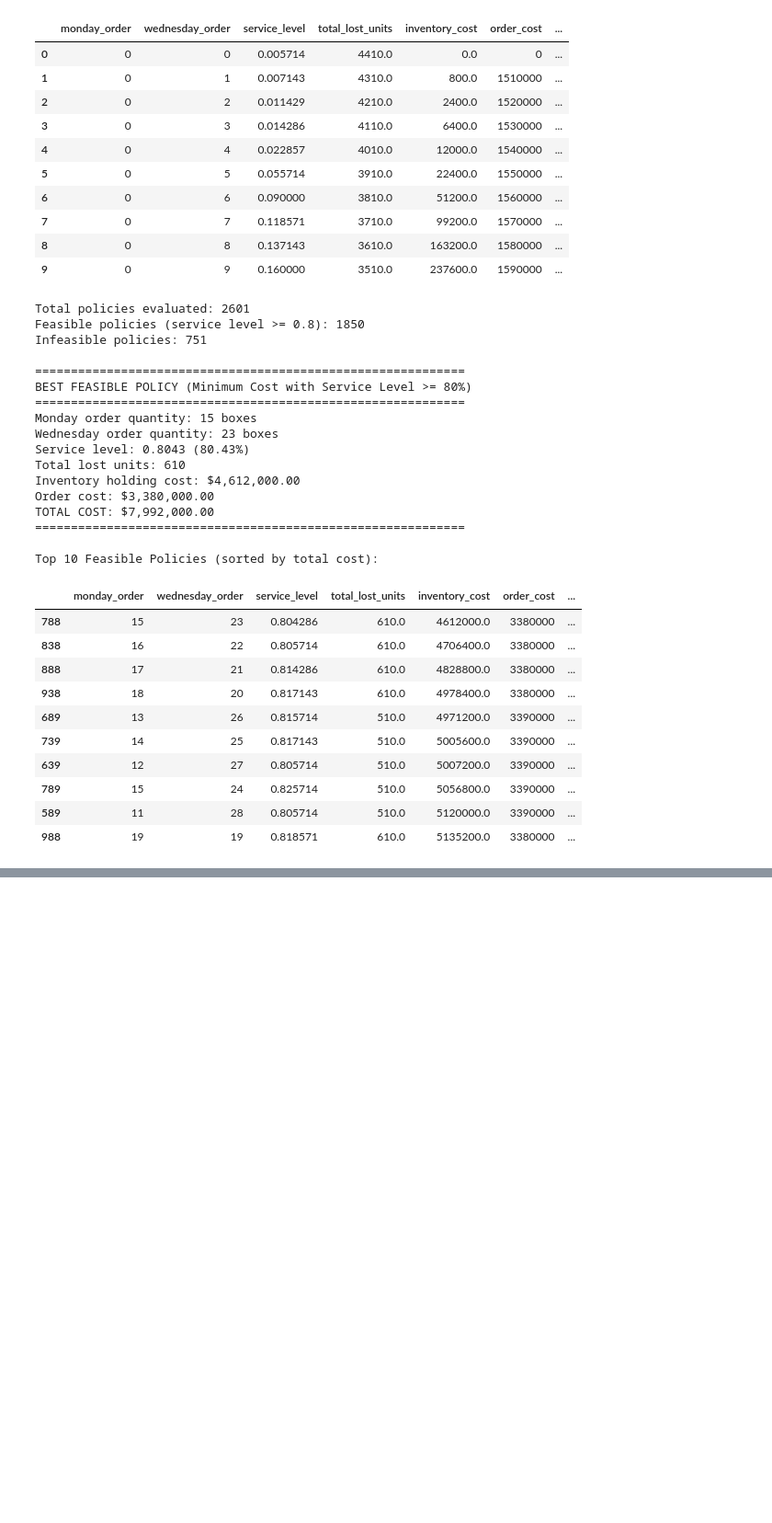
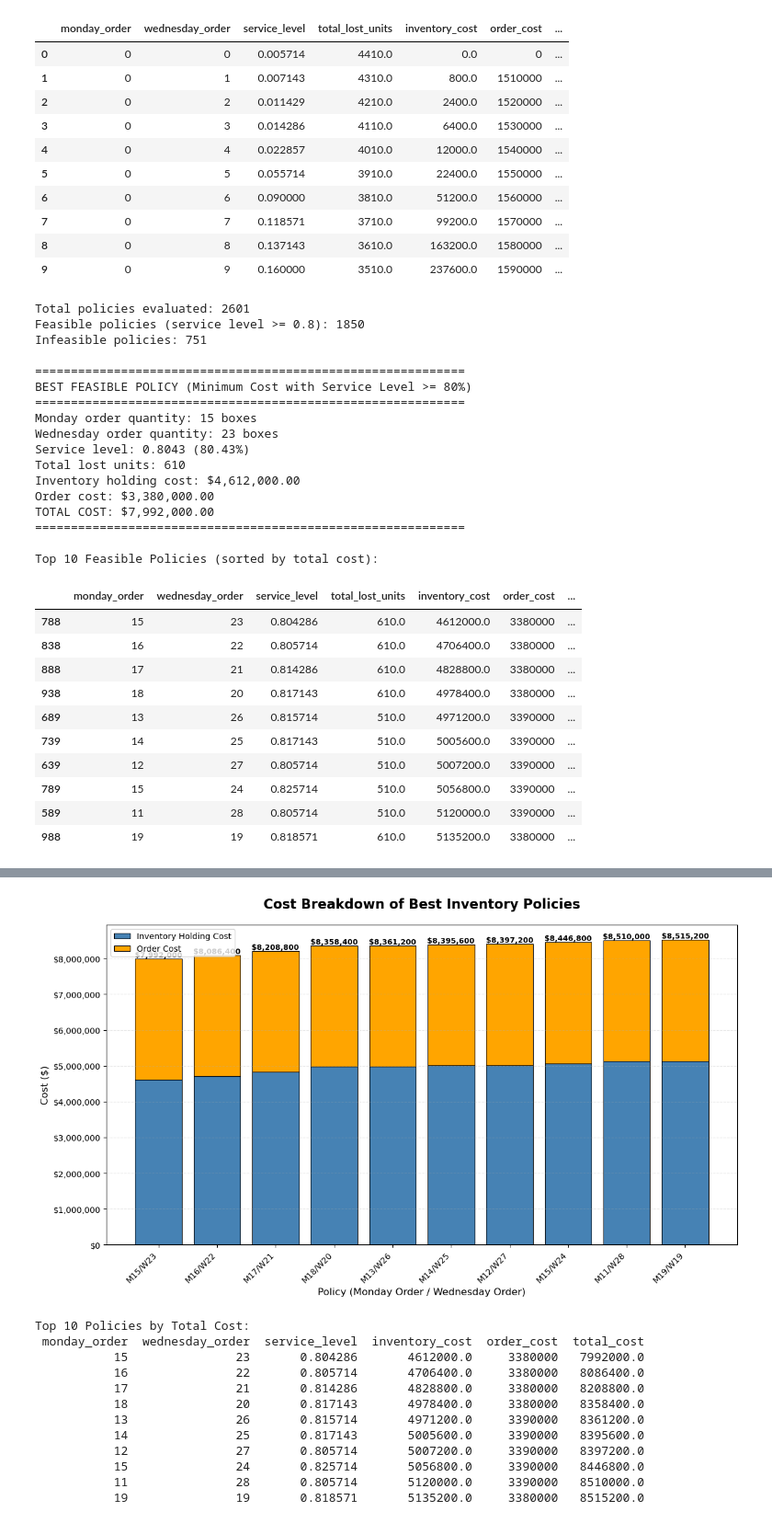
Before and after one commit to evinracher/3010192-advanced-simulation, a Jupyter notebook: assignments/assignments2-montecarlo.ipynb, the cells around one changed output, grey strips where cells are left out. Shown at 92% size. Drawn from its saved outputs; the diff is of its cells as text; code cells hidden in the pictures; blank space fills up the shorter version.

```diff
--- a/assignments/assignments2-montecarlo.ipynb
+++ b/assignments/assignments2-montecarlo.ipynb
@@ -427,0 +613,79 @@ Top 10 Feasible Policies (sorted by total cost):
+# %%
+# Visualize cost breakdown for the best inventory policies
+
+# Step 1: Select top 10 FEASIBLE policies with lowest total cost
+# (must meet service level >= 80% constraint)
+top_10_policies = feasible_policies_sorted.head(10).copy()
+
+# Step 2: Create policy labels showing Monday and Wednesday order quantities
+policy_labels = [f"M{int(row['monday_order'])}/W{int(row['wednesday_order'])}"
+                 for _, row in top_10_policies.iterrows()]
+
+# Step 3: Extract cost components
+inventory_costs = top_10_policies['inventory_cost'].values
+order_costs = top_10_policies['order_cost'].values
+
+# Step 4: Create stacked bar chart
+fig, ax = plt.subplots(figsize=(12, 7))
+
+# X-axis positions
+x_positions = range(len(policy_labels))
+
+# Create stacked bars
+# Bottom layer: inventory cost
+bar1 = ax.bar(x_positions, inventory_costs, label='Inventory Holding Cost',
+              color='steelblue', edgecolor='black', linewidth=0.8)
+
+# Top layer: order cost (stacked on top of inventory cost)
+bar2 = ax.bar(x_positions, order_costs, bottom=inventory_costs,
+              label='Order Cost', color='orange', edgecolor='black', linewidth=0.8)
+
+# Step 5: Add title and axis labels
+ax.set_title('Cost Breakdown of Best Inventory Policies',
+             fontsize=16, fontweight='bold', pad=20)
+ax.set_xlabel('Policy (Monday Order / Wednesday Order)', fontsize=12)
+ax.set_ylabel('Cost ($)', fontsize=12)
+
+# Step 6: Set x-axis labels
+ax.set_xticks(x_positions)
+ax.set_xticklabels(policy_labels, rotation=45, ha='right')
+
+# Step 7: Add grid lines for better readability
+ax.grid(axis='y', alpha=0.3, linestyle='--')
+
+# Step 8: Format y-axis to show costs with thousand separators
+ax.yaxis.set_major_formatter(plt.FuncFormatter(lambda y, _: f'${y:,.0f}'))
+
+# Step 9: Add legend (positioned to avoid hiding bars)
+ax.legend(loc='upper left', fontsize=10)
+
+# Step 10: Add total cost labels on top of each bar
+for i, (inv_cost, ord_cost) in enumerate(zip(inventory_costs, order_costs)):
+    total = inv_cost + ord_cost
+    ax.text(i, total, f'${total:,.0f}', ha='center', va='bottom',
+            fontsize=9, fontweight='bold')
+
+# Step 11: Adjust layout to prevent label cutoff
+plt.tight_layout()
+
+# Step 12: Display the plot
+plt.show()
+
+# Step 13: Display the detailed table of top 10 policies
+print("\nTop 10 Policies by Total Cost:")
+print(top_10_policies[['monday_order', 'wednesday_order', 'service_level',
+                        'inventory_cost', 'order_cost', 'total_cost']].to_string(index=False))
+# %% [output]
+[figure, added]
+Top 10 Policies by Total Cost:
+ monday_order  wednesday_order  service_level  inventory_cost  order_cost  total_cost
+           15               23       0.804286       4612000.0     3380000   7992000.0
+           16               22       0.805714       4706400.0     3380000   8086400.0
+           17               21       0.814286       4828800.0     3380000   8208800.0
+           18               20       0.817143       4978400.0     3380000   8358400.0
+           13               26       0.815714       4971200.0     3390000   8361200.0
+           14               25       0.817143       5005600.0     3390000   8395600.0
+           12               27       0.805714       5007200.0     3390000   8397200.0
+           15               24       0.825714       5056800.0     3390000   8446800.0
+           11               28       0.805714       5120000.0     3390000   8510000.0
+           19               19       0.818571       5135200.0     3380000   8515200.0
```
Also changed, not shown: parts of 6 cells of this notebook.
